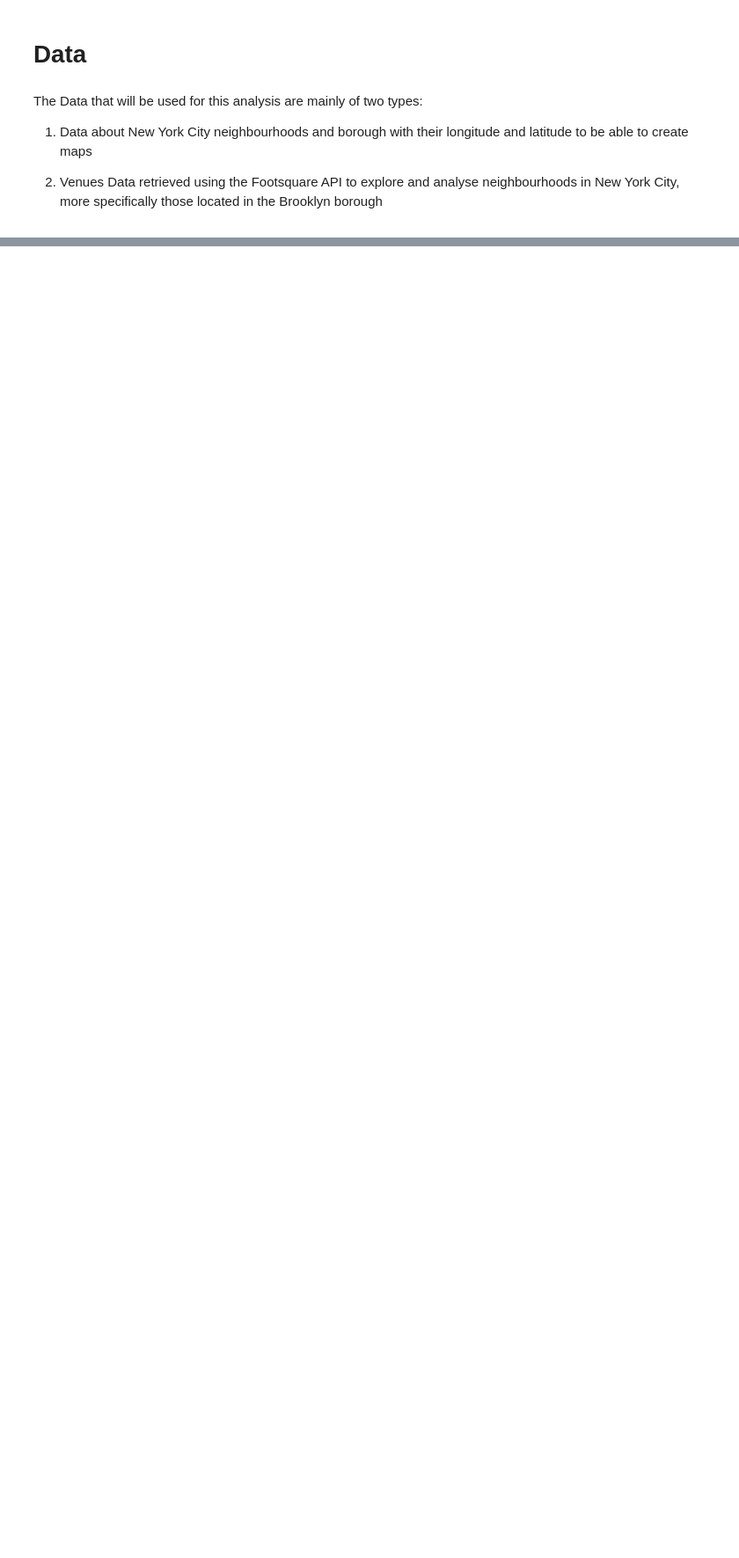
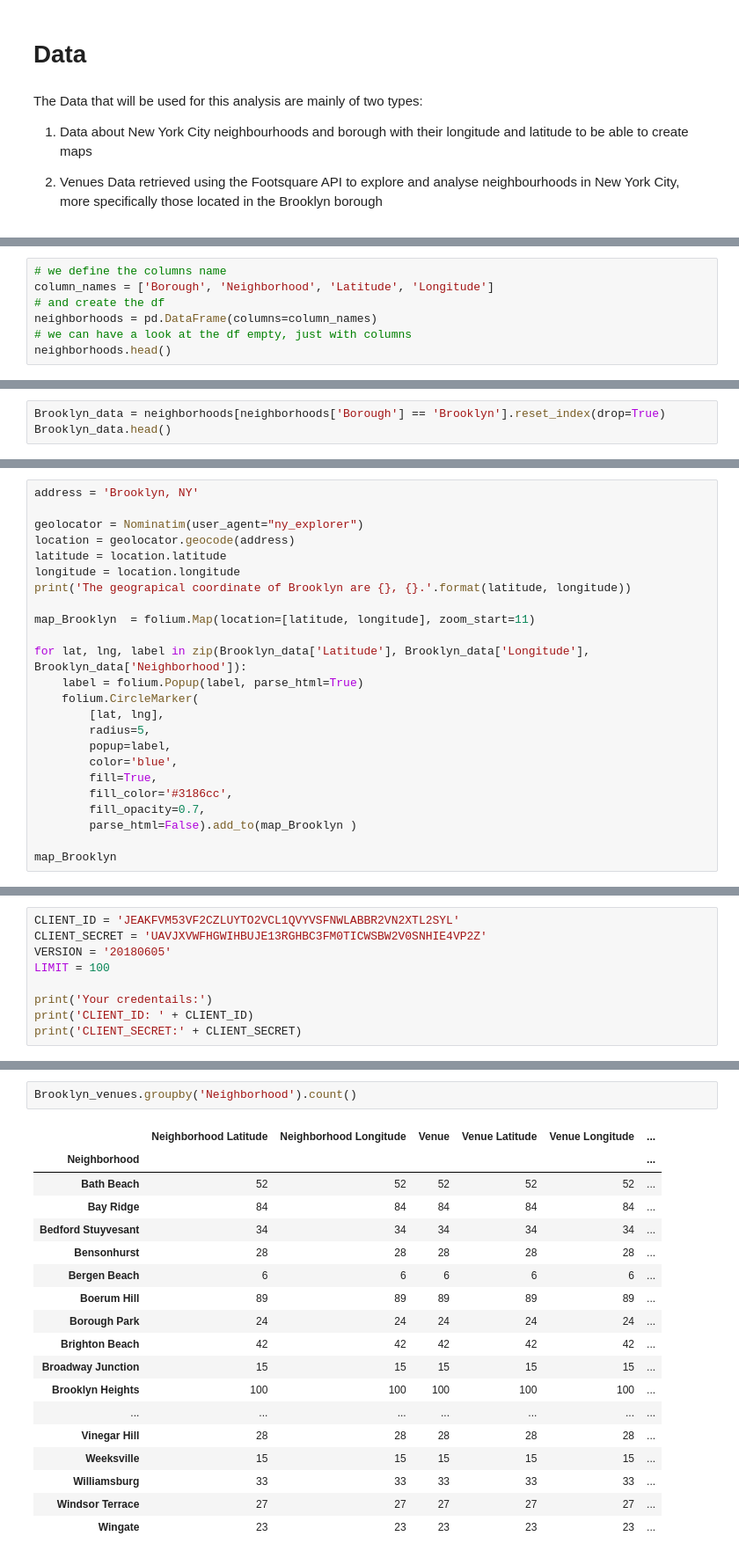
Before and after one commit to fedefrig/Coursera_Capstone, a Jupyter notebook: Coursera Capstone.ipynb, the cells around one changed output, grey strips where cells are left out. Shown at 88% size. Saved outputs shown, nothing was run; the diff lists cells and outputs as text; blank space fills up the shorter version.

```diff
--- a/Coursera Capstone.ipynb
+++ b/Coursera Capstone.ipynb
@@ -30,0 +103,7 @@ The Data that will be used for this analysis are mainly of two types:
+# %%
+# we define the columns name
+column_names = ['Borough', 'Neighborhood', 'Latitude', 'Longitude']
+# and create the df
+neighborhoods = pd.DataFrame(columns=column_names)
+# we can have a look at the df empty, just with columns
+neighborhoods.head()
@@ -30,0 +183,3 @@ The Data that will be used for this analysis are mainly of two types:
+# %%
+Brooklyn_data = neighborhoods[neighborhoods['Borough'] == 'Brooklyn'].reset_index(drop=True)
+Brooklyn_data.head()
@@ -30,0 +195,24 @@ The Data that will be used for this analysis are mainly of two types:
+# %%
+address = 'Brooklyn, NY'
+
+geolocator = Nominatim(user_agent="ny_explorer")
+location = geolocator.geocode(address)
+latitude = location.latitude
+longitude = location.longitude
+print('The geograpical coordinate of Brooklyn are {}, {}.'.format(latitude, longitude))
+
+map_Brooklyn  = folium.Map(location=[latitude, longitude], zoom_start=11)
+
+for lat, lng, label in zip(Brooklyn_data['Latitude'], Brooklyn_data['Longitude'], Brooklyn_data['Neighborhood']):
+    label = folium.Popup(label, parse_html=True)
+    folium.CircleMarker(
+        [lat, lng],
+        radius=5,
+        popup=label,
+        color='blue',
+        fill=True,
+        fill_color='#3186cc',
+        fill_opacity=0.7,
+        parse_html=False).add_to(map_Brooklyn )
+
+map_Brooklyn
@@ -30,0 +224,9 @@ The Data that will be used for this analysis are mainly of two types:
+# %%
+CLIENT_ID = 'JEAKFVM53VF2CZLUYTO2VCL1QVYVSFNWLABBR2VN2XTL2SYL'
+CLIENT_SECRET = 'UAVJXVWFHGWIHBUJE13RGHBC3FM0TICWSBW2V0SNHIE4VP2Z'
+VERSION = '20180605'
+LIMIT = 100
+
+print('Your credentails:')
+print('CLIENT_ID: ' + CLIENT_ID)
+print('CLIENT_SECRET:' + CLIENT_SECRET)
@@ -30,0 +319,21 @@ The Data that will be used for this analysis are mainly of two types:
+# %%
+Brooklyn_venues.groupby('Neighborhood').count()
+# %% [output]
+|  | Neighborhood Latitude | Neighborhood Longitude | Venue | Venue Latitude | Venue Longitude | ... |
+| Neighborhood |  |  |  |  |  | ... |
+| Bath Beach | 52 | 52 | 52 | 52 | 52 | ... |
+| Bay Ridge | 84 | 84 | 84 | 84 | 84 | ... |
+| Bedford Stuyvesant | 34 | 34 | 34 | 34 | 34 | ... |
+| Bensonhurst | 28 | 28 | 28 | 28 | 28 | ... |
+| Bergen Beach | 6 | 6 | 6 | 6 | 6 | ... |
+| Boerum Hill | 89 | 89 | 89 | 89 | 89 | ... |
+| Borough Park | 24 | 24 | 24 | 24 | 24 | ... |
+| Brighton Beach | 42 | 42 | 42 | 42 | 42 | ... |
+| Broadway Junction | 15 | 15 | 15 | 15 | 15 | ... |
+| Brooklyn Heights | 100 | 100 | 100 | 100 | 100 | ... |
+| ... | ... | ... | ... | ... | ... | ... |
+| Vinegar Hill | 28 | 28 | 28 | 28 | 28 | ... |
+| Weeksville | 15 | 15 | 15 | 15 | 15 | ... |
+| Williamsburg | 33 | 33 | 33 | 33 | 33 | ... |
+| Windsor Terrace | 27 | 27 | 27 | 27 | 27 | ... |
+| Wingate | 23 | 23 | 23 | 23 | 23 | ... |
```
Also changed, not shown: parts of 109 cells of this notebook.
